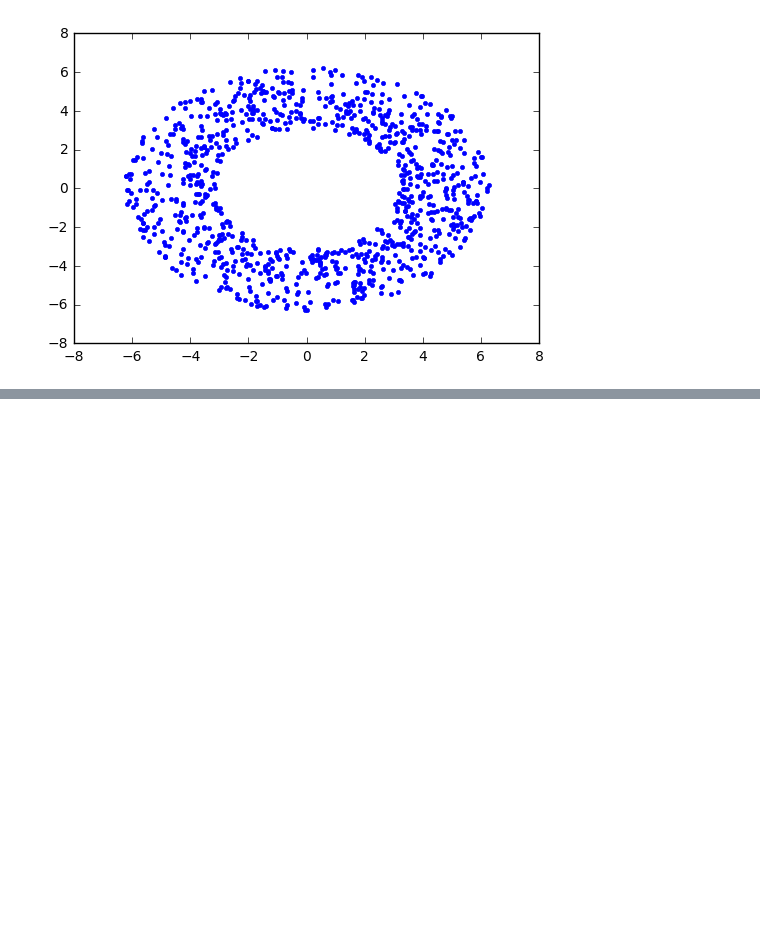
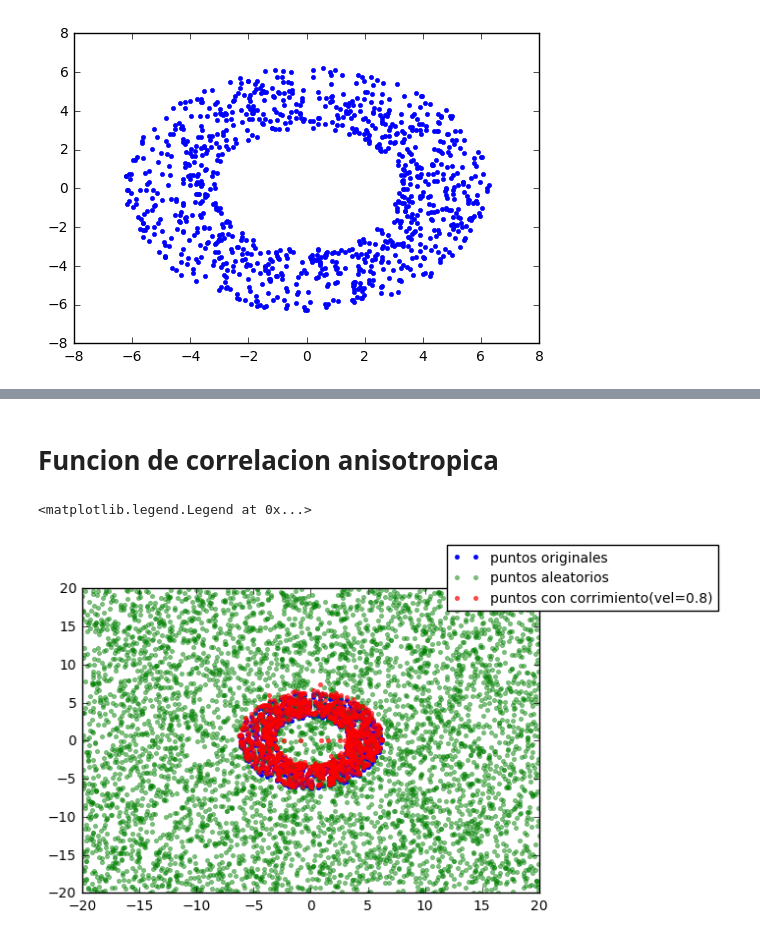
Before and after one commit to Xoca35/Semana-2, a Jupyter notebook: CorrRojo_otros.ipynb, the cells around one changed output, grey strips where cells are left out. Cells and saved outputs as stored; diff of their text form; code cells hidden in the pictures; blank space fills up the shorter version.

```diff
--- a/CorrRojo_otros.ipynb
+++ b/CorrRojo_otros.ipynb
@@ -58,0 +59,14 @@ plt.legend(bbox_to_anchor=(0.78, 0.90), loc=0, borderaxespad=0.6,prop={'size':10
+# %% [markdown]
+# Funcion de correlacion anisotropica
+# %%
+#definir arreglo de aleatorios
+N2=5*N1
+x_r = L*np.random.uniform(-1.,1.,N2)
+y_r= L*np.random.uniform(-1.,1.,N2)
+plt.plot(x_d,y_d,'.',label='puntos originales')
+plt.plot(x_r,y_r,'.',label='puntos aleatorios',c='g',alpha=0.5)
+plt.plot(x_d,y_shift,'.',label='puntos con corrimiento(vel=0.8)',c='r',alpha=0.7)
+plt.legend(bbox_to_anchor=(0.78, 0.90), loc=0, borderaxespad=0.6,prop={'size':10})
+# %% [output]
+<matplotlib.legend.Legend at 0x...>
+[figure, added]
```
Also changed, not shown: parts of 13 cells of this notebook.
